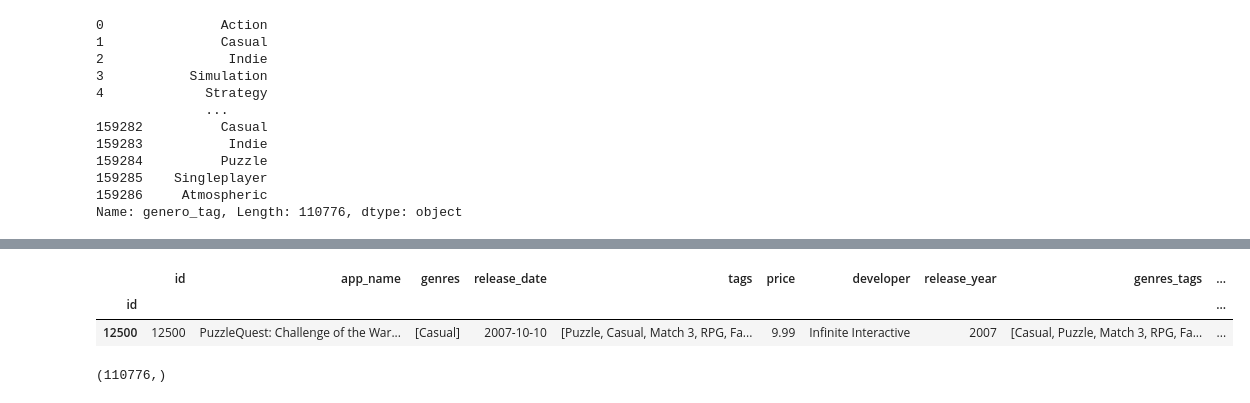
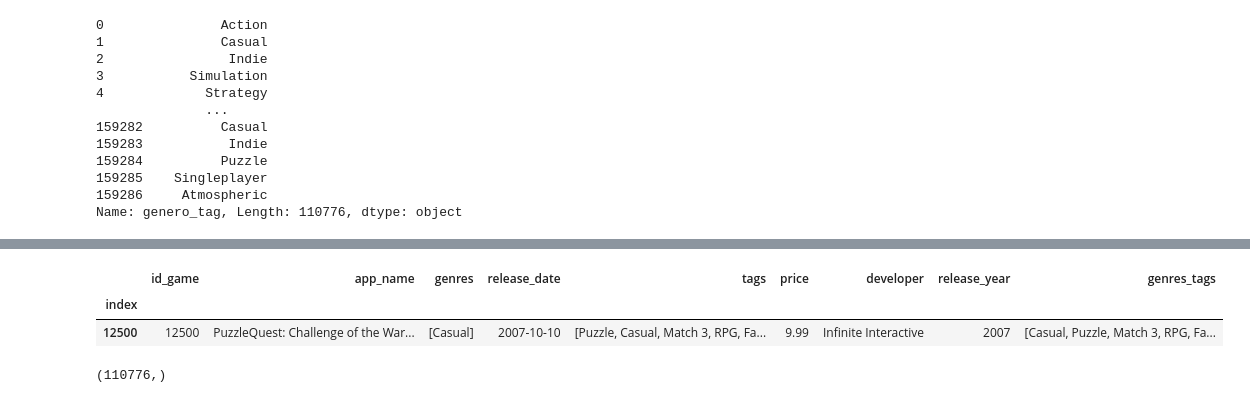
Before and after one commit to javierbengolea/PI_ML_OPS, a Jupyter notebook: main.ipynb, the cells around one changed output, grey strips where cells are left out. Saved outputs shown, nothing was run; the diff lists cells and outputs as text; code cells hidden in the pictures.

```diff
--- a/main.ipynb
+++ b/main.ipynb
@@ -812,7 +867,7 @@ a_clustear
 # %%
-df_games.query('id == 12500')
+df_games.query('id_game == 12500')
 # %% [output]
-|  | id | app_name | genres | release_date | tags | price | developer | release_year | genres_tags | ... |
-| id |  |  |  |  |  |  |  |  |  | ... |
-| 12500 | 12500 | PuzzleQuest: Challenge of the War... | [Casual] | 2007-10-10 | [Puzzle, Casual, Match 3, RPG, Fa... | 9.99 | Infinite Interactive | 2007 | [Casual, Puzzle, Match 3, RPG, Fa... | ... |
+|  | id_game | app_name | genres | release_date | tags | price | developer | release_year | genres_tags |
+| index |  |  |  |  |  |  |  |  |  |
+| 12500 | 12500 | PuzzleQuest: Challenge of the War... | [Casual] | 2007-10-10 | [Puzzle, Casual, Match 3, RPG, Fa... | 9.99 | Infinite Interactive | 2007 | [Casual, Puzzle, Match 3, RPG, Fa... |
 # %%
```
Also changed, not shown: parts of 55 cells of this notebook, 1 other file.
